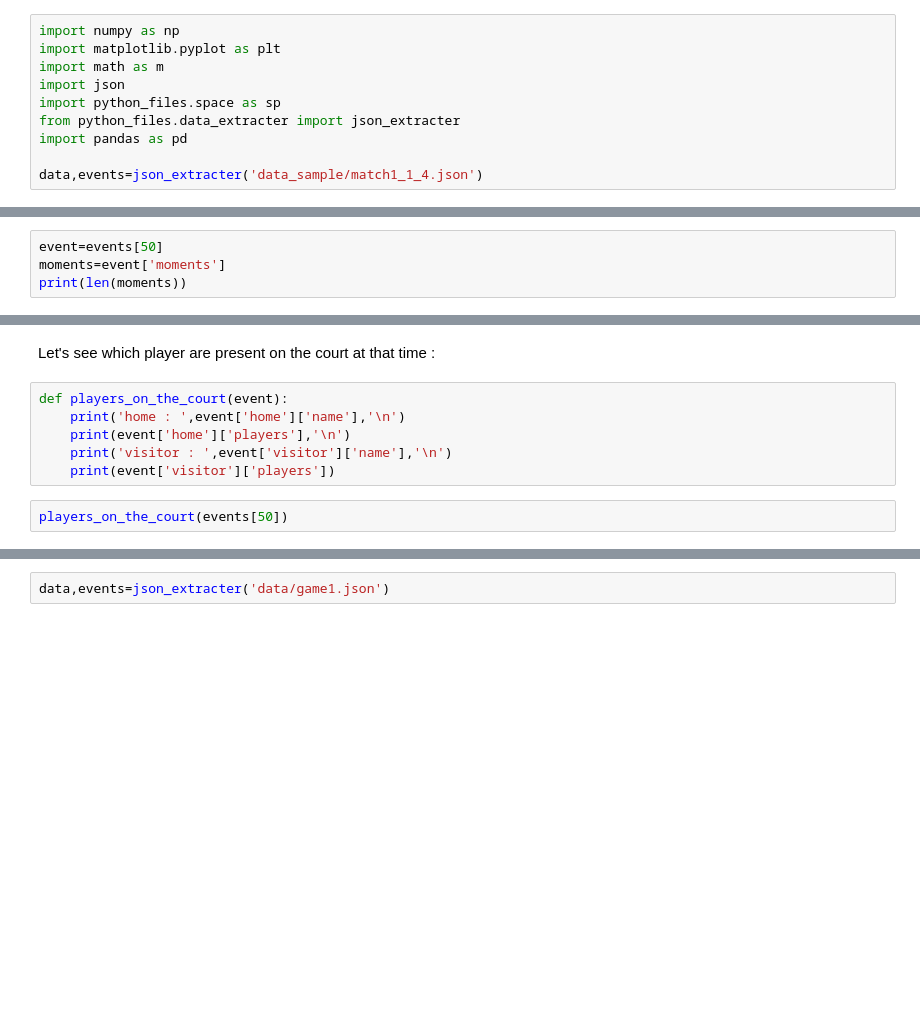
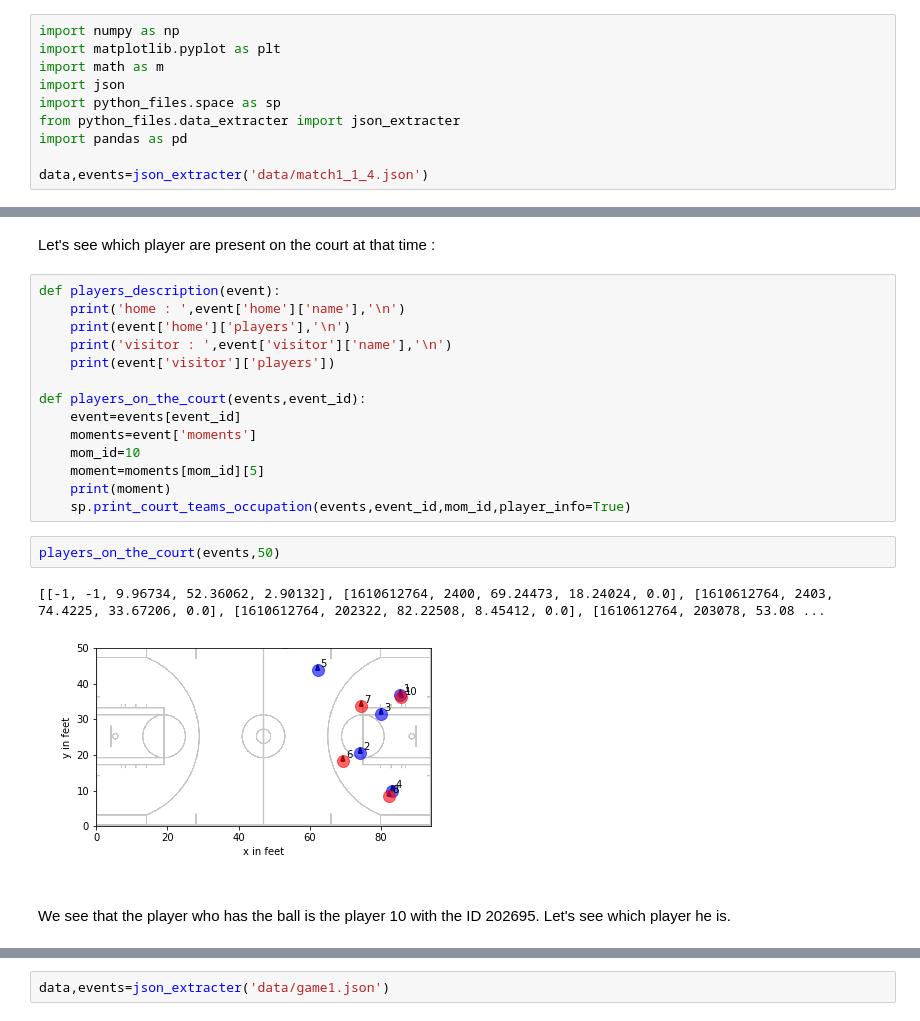
Before and after one commit to AmigoCap/MecaSportCo, a Jupyter notebook: 3_Comparison_of_ways_to_quantify_free_space.ipynb, the cells around one changed output, grey strips where cells are left out. Drawn from its saved outputs; the diff is of its cells as text; blank space fills up the shorter version.

```diff
--- a/3_Comparison_of_ways_to_quantify_free_space.ipynb
+++ b/3_Comparison_of_ways_to_quantify_free_space.ipynb
@@ -9,7 +9,7 @@ import python_files.space as sp
 from python_files.data_extracter import json_extracter
 import pandas as pd
 
-data,events=json_extracter('data_sample/match1_1_4.json')
+data,events=json_extracter('data/match1_1_4.json')
 # %% [markdown]
 ## Quantify visual space occupation
 ---
@@ -127,7 +127,3 @@ def court_evolution(events,event_id):
 court_evolution(events,50)
 # %% [output]
 [figure]
-# %%
-event=events[50]
-moments=event['moments']
-print(len(moments))
@@ -196,10 +199,23 @@ def player_freespace_evolution(events,event_id,player_id):
 # %% [markdown]
 Let's see which player are present on the court at that time :
 # %%
-def players_on_the_court(event):
+def players_description(event):
     print('home : ',event['home']['name'],'\n')
     print(event['home']['players'],'\n')
     print('visitor : ',event['visitor']['name'],'\n')
     print(event['visitor']['players'])
+
+def players_on_the_court(events,event_id):
+    event=events[event_id]
+    moments=event['moments']
+    mom_id=10
+    moment=moments[mom_id][5]
+    print(moment)
+    sp.print_court_teams_occupation(events,event_id,mom_id,player_info=True)
 # %%
-players_on_the_court(events[50])
+players_on_the_court(events,50)
+# %% [output]
+[[-1, -1, 9.96734, 52.36062, 2.90132], [1610612764, 2400, 69.24473, 18.24024, 0.0], [1610612764, 2403, 74.4225, 33.67206, 0.0], [1610612764, 202322, 82.22508, 8.45412, 0.0], [1610612764, 203078, 53.08 ...
+[figure, added]
+# %% [markdown]
+We see that the player who has the ball is the player 10 with the ID 202695. Let's see which player he is.
```
Also changed, not shown: parts of 14 cells of this notebook, 1 other file.
